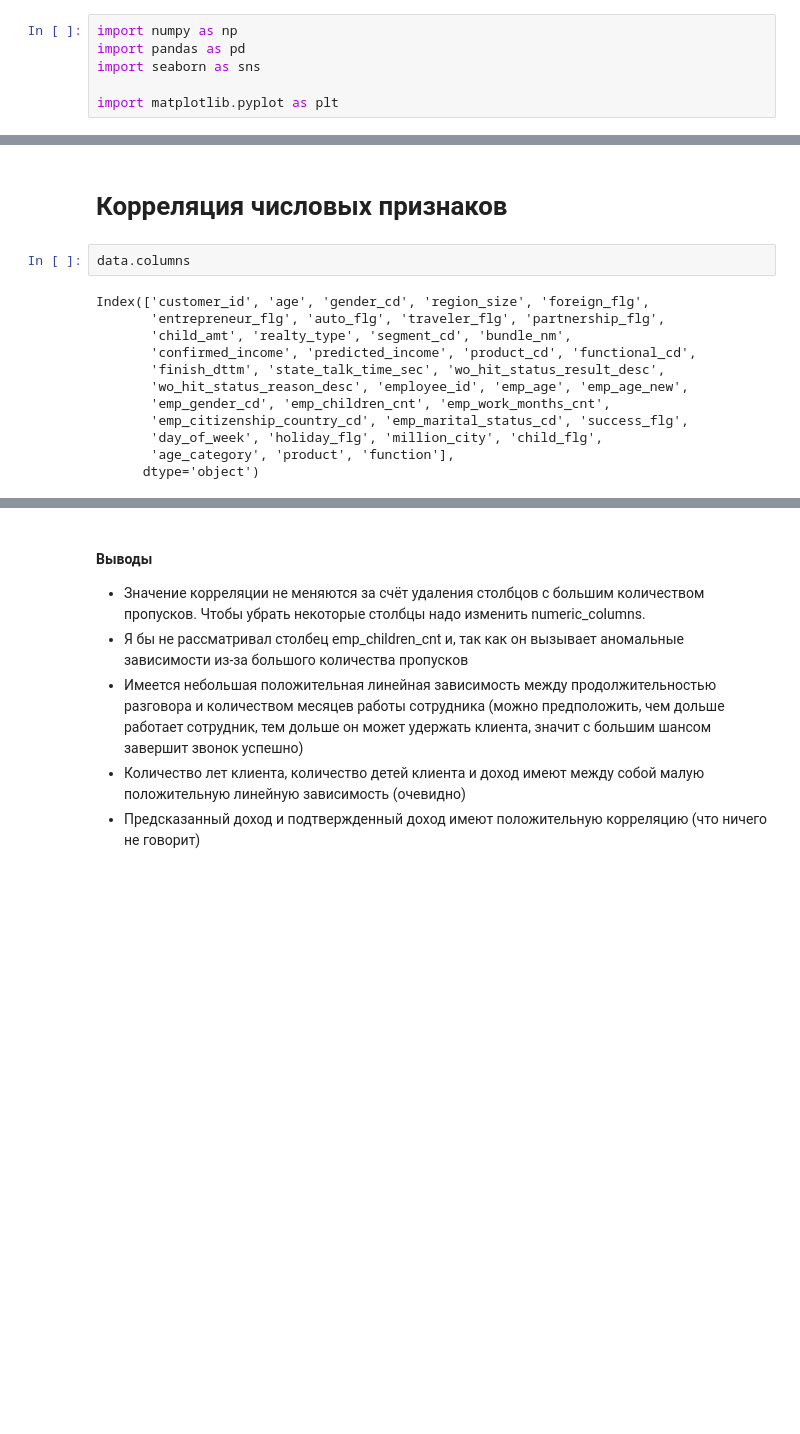
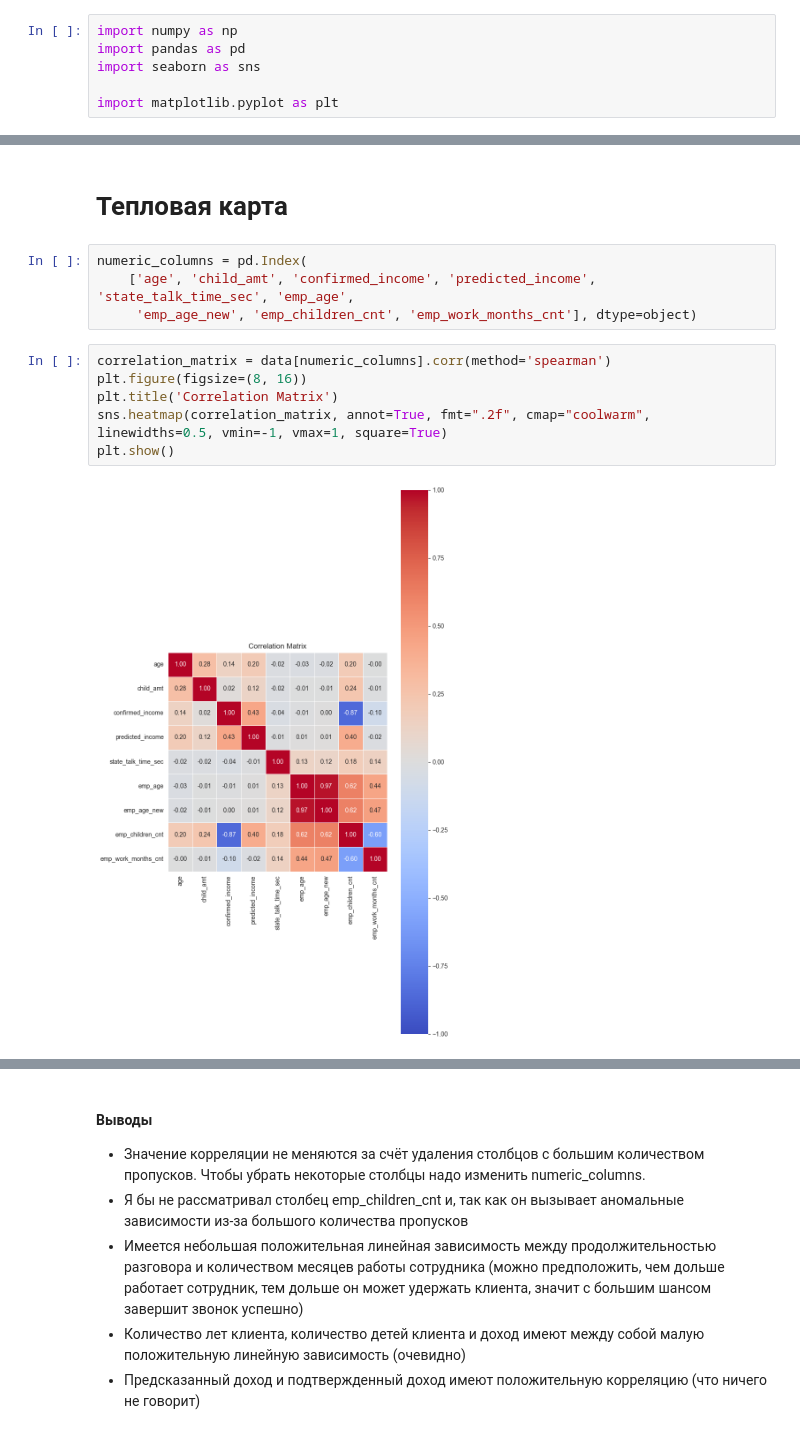
Before and after one commit to bygaga993/bread_dano_2024, a Jupyter notebook: Code/correlation.ipynb, the cells around one changed output, grey strips where cells are left out. Drawn from its saved outputs; the diff is of its cells as text; blank space fills up the shorter version.

Commit message:
Изменена карта корреляции

```diff
--- a/Code/correlation.ipynb
+++ b/Code/correlation.ipynb
@@ -9,17 +28,15 @@ data = pd.read_csv("data/data_preprocessed.csv")
-# %% [markdown]
-# Корреляция числовых признаков
-# %%
-data.columns
-# %% [output]
-Index(['customer_id', 'age', 'gender_cd', 'region_size', 'foreign_flg',
-       'entrepreneur_flg', 'auto_flg', 'traveler_flg', 'partnership_flg',
-       'child_amt', 'realty_type', 'segment_cd', 'bundle_nm',
-       'confirmed_income', 'predicted_income', 'product_cd', 'functional_cd',
-       'finish_dttm', 'state_talk_time_sec', 'wo_hit_status_result_desc',
-       'wo_hit_status_reason_desc', 'employee_id', 'emp_age', 'emp_age_new',
-       'emp_gender_cd', 'emp_children_cnt', 'emp_work_months_cnt',
-       'emp_citizenship_country_cd', 'emp_marital_status_cd', 'success_flg',
-       'day_of_week', 'holiday_flg', 'million_city', 'child_flg',
-       'age_category', 'product', 'function'],
-      dtype='object')
+# %% [markdown]
+# Тепловая карта
+# %%
+numeric_columns = pd.Index(
+    ['age', 'child_amt', 'confirmed_income', 'predicted_income', 'state_talk_time_sec', 'emp_age',
+     'emp_age_new', 'emp_children_cnt', 'emp_work_months_cnt'], dtype=object)
+# %%
+correlation_matrix = data[numeric_columns].corr(method='spearman')
+plt.figure(figsize=(8, 16))
+plt.title('Correlation Matrix')
+sns.heatmap(correlation_matrix, annot=True, fmt=".2f", cmap="coolwarm", linewidths=0.5, vmin=-1, vmax=1, square=True)
+plt.show()
+# %% [output]
+[figure, added]
 # %%
```
Also changed, not shown: parts of 12 cells of this notebook, 1 other file.
